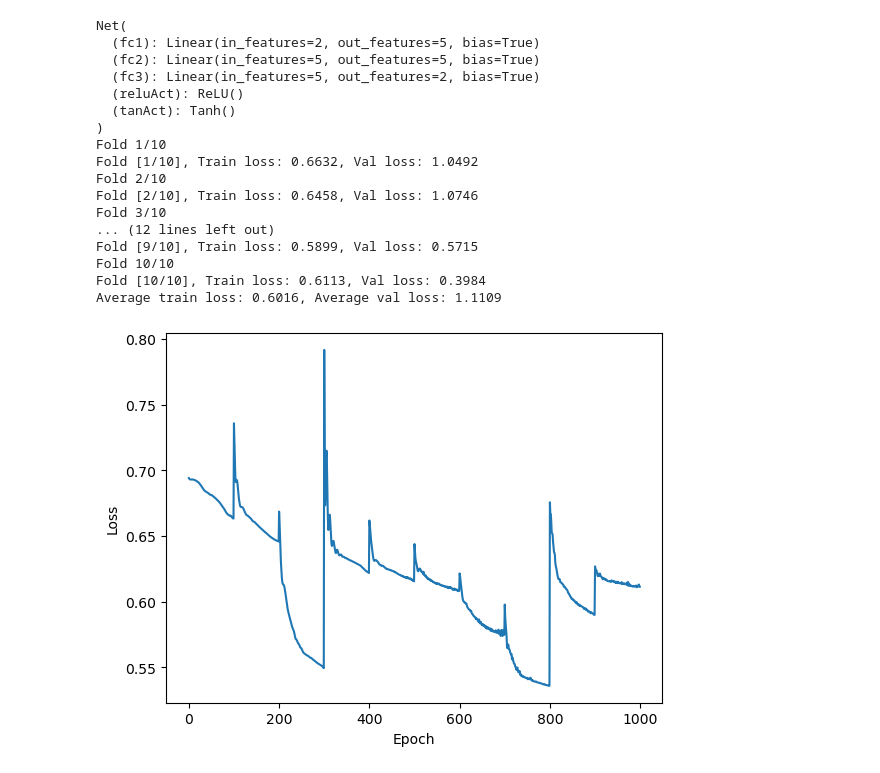
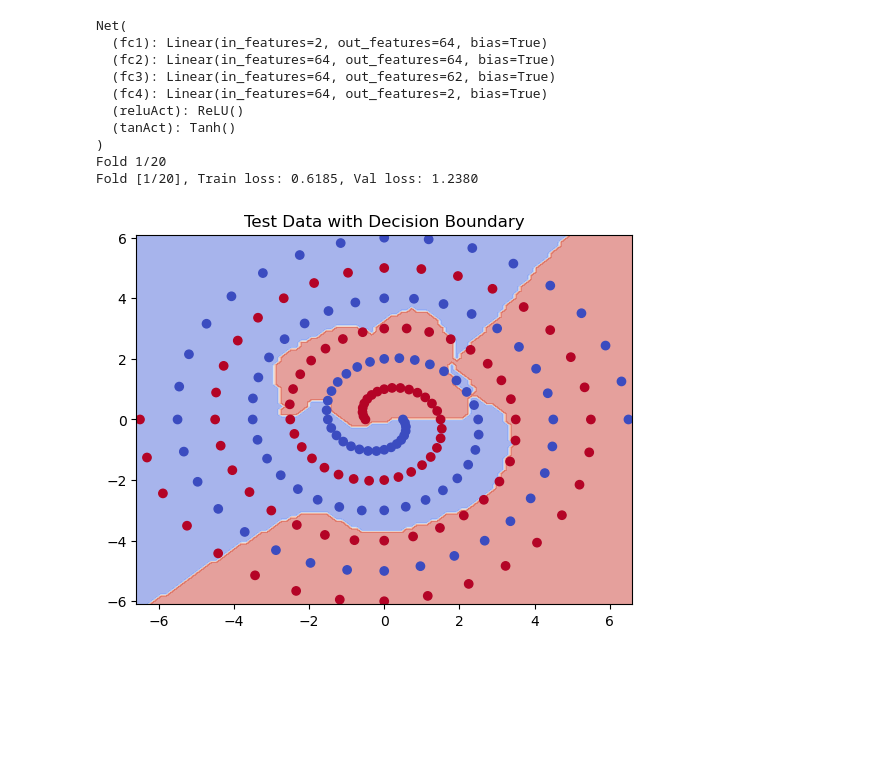
Before and after one commit to SebastianHadley/COMP3330A1, a Jupyter notebook: Question1.ipynb, the cells around one changed output. Cells and saved outputs as stored; diff of their text form; code cells hidden in the pictures; blank space fills up the shorter version.

```diff
--- a/Question1.ipynb
+++ b/Question1.ipynb
@@ -8,7 +8,7 @@ import matplotlib.pyplot as plt
 from sklearn.model_selection import KFold
 
 # Load the dataset
-torch.manual_seed(42)
+# torch.manual_seed(42)
 
 data = pd.read_csv('datasets/spiralsdataset.csv', header=None, names=['x1', 'x2', 'y'])
 # Split the dataset into features and labels
@@ -22,7 +22,8 @@ class Net(nn.Module):
         super(Net, self).__init__()
         self.fc1 = nn.Linear(input_size, hidden_size, bias=True)
         self.fc2 = nn.Linear(hidden_size, hidden_size, bias=True)
-        self.fc3 = nn.Linear(hidden_size, output_size, bias=True)
+        self.fc3 = nn.Linear(hidden_size, hidden_size-2, bias=True)
+        self.fc4 = nn.Linear(hidden_size, output_size, bias=True)
         self.reluAct = nn.ReLU()
         self.tanAct = nn.Tanh()
 
@@ -33,23 +34,21 @@ class Net(nn.Module):
         x = self.reluAct(x)
         x = self.fc2(x)
         x = self.reluAct(x)
-        x = self.fc2(x)
-        x = self.reluAct(x)
-        x = self.fc2(x)
-        x = self.reluAct(x)
-        x = self.fc2(x)
-        x = self.reluAct(x)
-        x = self.fc3(x)
+        # x = self.fc2(x)
+        # x = self.tanAct(x)
+        # x = self.fc2(x)
+        # x = self.tanAct(x)
+        x = self.fc4(x)
         x = nn.Softmax(dim=1)(x)
         return x
 
 # Set the hyperparameters
 input_size = 2
-hidden_size = 5
+hidden_size = 64
 output_size = 2
-learning_rate = 0.005
+learning_rate = 0.001
 num_epochs = 100
-num_folds = 10
+num_folds = 20
 
 # Create the FFNN
 net = Net(input_size, hidden_size, output_size)
@@ -101,69 +100,58 @@ for fold, (train_idx, test_idx) in enumerate(kf.split(X)):
     # Print the training and validation loss for this fold
     print('Fold [{}/{}], Train loss: {:.4f}, Val loss: {:.4f}'
     .format(fold+1, num_folds, train_losses[-1], val_losses[-1]))
+    x1_min, x1_max = X[:, 0].min()-0.1, X[:, 0].max()+0.1
+    x2_min, x2_max = X[:, 1].min()-0.1, X[:, 1].max()+0.1
+    xx, yy = torch.meshgrid(torch.linspace(x1_min, x1_max, 100),
+                            torch.linspace(x2_min, x2_max, 100))
+    X_grid = torch.cat((xx.reshape(-1,1), yy.reshape(-1,1)), dim=1)
+
+    # Get the predicted class labels for the grid points
+    with torch.no_grad():
+        grid_outputs = net(X_grid)
+        grid_predicted = torch.argmax(grid_outputs, dim=1)
+    # Plot the decision boundary
+    plt.contourf(xx, yy, grid_predicted.reshape(xx.shape), cmap='coolwarm', alpha=0.5)
+    plt.scatter(X[:, 0], X[:, 1], c=y.argmax(axis=1), cmap='coolwarm')
+    plt.title('Test Data with Decision Boundary')
+    plt.show()
 
 # Calculate the average training and validation loss across all folds
 avg_train_loss = sum(train_losses) / num_folds
 avg_val_loss = sum(val_losses) / num_folds
 print('Average train loss: {:.4f}, Average val loss: {:.4f}'
       .format(avg_train_loss, avg_val_loss))
 
 # Plot the loss
 plt.plot(loss_list)
 plt.xlabel('Epoch')
 plt.ylabel('Loss')
 plt.show()
-# # Evaluate the FFNN
-# with torch.no_grad():
-#     outputs = net(x_test)
-#     predicted = torch.argmax(outputs, dim=1)
 
-with torch.no_grad():
-    train_outputs = net(x_train)
-    train_predicted = (train_outputs > 0.5).float()
-    train_accuracy = torch.mean((train_predicted == y_train).float())
-    print('Train accuracy: {:.2f}%'.format(train_accuracy * 100))
-    test_outputs = net(x_test)
-    test_predicted = (test_outputs > 0.5).float()
-    test_accuracy = torch.mean((test_predicted == y_test).float())
-    print('Test accuracy: {:.2f}%'.format(test_accuracy * 100))
-with torch.no_grad():
-    train_out = net(x_test)
-    test_predicted = torch.argmax(train_out, dim=1)
-plt.scatter(x_test[:,0], x_test[:,1], c=test_predicted)
-# plt.scatter(x_train[:,0], x_train[:,1], c=train_predicted)
-plt.show()
 # Plot the dataset with the predicted classes
 x1_min, x1_max = X[:, 0].min()-0.1, X[:, 0].max()+0.1
 x2_min, x2_max = X[:, 1].min()-0.1, X[:, 1].max()+0.1
 xx, yy = torch.meshgrid(torch.linspace(x1_min, x1_max, 100),
                          torch.linspace(x2_min, x2_max, 100))
 X_grid = torch.cat((xx.reshape(-1,1), yy.reshape(-1,1)), dim=1)
 # Get the predicted class labels for the grid points
 with torch.no_grad():
     grid_outputs = net(X_grid)
     grid_predicted = torch.argmax(grid_outputs, dim=1)
 # Plot the decision boundary
 plt.contourf(xx, yy, grid_predicted.reshape(xx.shape), cmap='coolwarm', alpha=0.5)
-# plt.scatter(X[:, 0], X[:, 1], c=y.argmax(axis=1), cmap='coolwarm')
+plt.scatter(X[:, 0], X[:, 1], c=y.argmax(axis=1), cmap='coolwarm')
 plt.title('Test Data with Decision Boundary')
 plt.show()
 # %% [output]
 Net(
-  (fc1): Linear(in_features=2, out_features=5, bias=True)
-  (fc2): Linear(in_features=5, out_features=5, bias=True)
-  (fc3): Linear(in_features=5, out_features=2, bias=True)
+  (fc1): Linear(in_features=2, out_features=64, bias=True)
+  (fc2): Linear(in_features=64, out_features=64, bias=True)
+  (fc3): Linear(in_features=64, out_features=62, bias=True)
+  (fc4): Linear(in_features=64, out_features=2, bias=True)
   (reluAct): ReLU()
   (tanAct): Tanh()
 )
-Fold 1/10
-Fold [1/10], Train loss: 0.6632, Val loss: 1.0492
-Fold 2/10
-Fold [2/10], Train loss: 0.6458, Val loss: 1.0746
-Fold 3/10
-... (12 lines left out)
-Fold [9/10], Train loss: 0.5899, Val loss: 0.5715
-Fold 10/10
-Fold [10/10], Train loss: 0.6113, Val loss: 0.3984
-Average train loss: 0.6016, Average val loss: 1.1109
+Fold 1/20
+Fold [1/20], Train loss: 0.6185, Val loss: 1.2380
-[figure, old version]
+[figure, new version]
```
Also changed, not shown: parts of 1 cell of this notebook.
